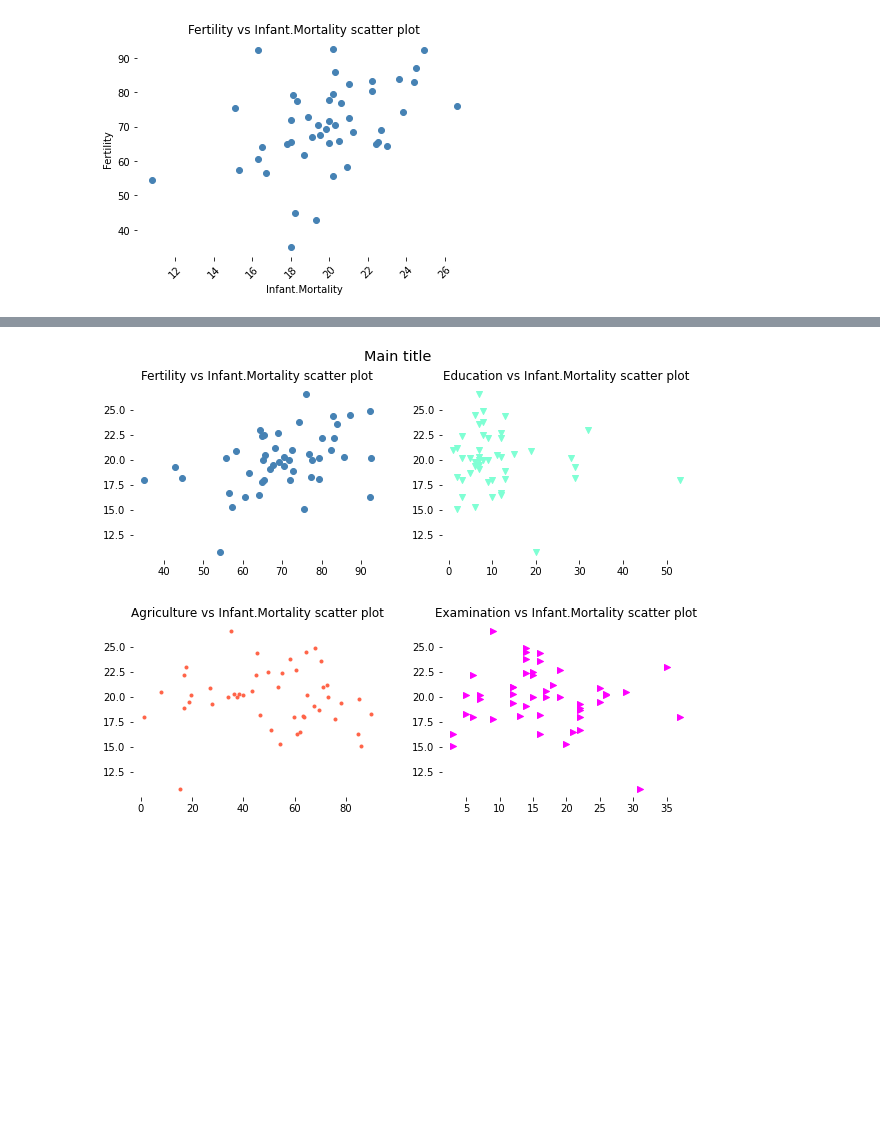
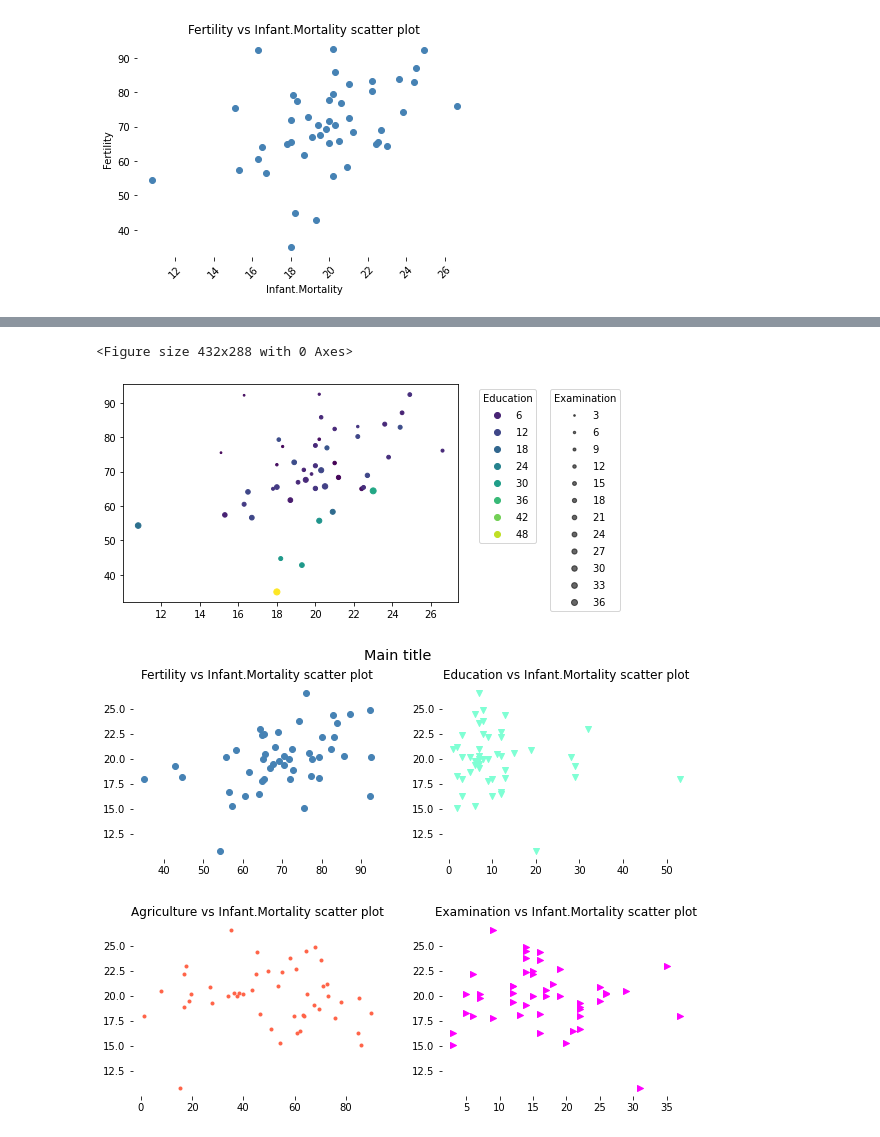
Before and after one commit to massardier/visualizations_python, a Jupyter notebook: pyplot.ipynb, the cells around one changed output, grey strips where cells are left out. Cells and saved outputs as stored; diff of their text form; code cells hidden in the pictures; blank space fills up the shorter version.

```diff
--- a/pyplot.ipynb
+++ b/pyplot.ipynb
@@ -105,0 +121,41 @@ plt.show()
+# %%
+plt.clf()
+
+fig, axes = plt.subplots()
+
+df = swiss.copy()
+
+x_axis = 'Infant.Mortality'
+y_axis = 'Fertility'
+colors = 'Education'
+sizes = 'Examination'
+
+scatter = axes.scatter(x=df[x_axis], y=df[y_axis], c=df[colors], s= df[size], marker ='o')
+# watch out, the argument for the color is not "color" this time, it's just c.
+# the c argument allows us to pass a series of values that will be mapped to a color gradient, instead of a single color
+# s is the argument for the size of the dots
+# instead of just using axes.scatter(), we created a variable called scatter equale to axes.scatter()
+# the reason is that we will need to extract the legend elements later from scatter
+
+
+# It's beautiful and everything but the tricky part is adding a legend for both size and colors
+
+# First we create a legend for the colors.
+legendcolors = axes.legend(*scatter.legend_elements(), title=colors,
+                    loc="upper right", bbox_to_anchor=(1.25, 1))
+# Instead of just adding the legend to the axes with axes.legend(), we assign the outcome to a variable legendcolors.
+# the reason is that, when we create the size legend just below, we will overwrite our color legend
+# So we need to add a new container (called a new artist) and give it our color legend:
+axes.add_artist(legendcolors)
+
+# Now we can add safely a legend to the axes for the sizes
+handles, labels = scatter.legend_elements(prop="sizes", alpha=0.6)
+axes.legend(handles, labels, title=sizes, loc="upper right", bbox_to_anchor=(1.5, 1))
+# couple of things to note:
+# we used loc = 'upper right' to place the legend on the top right corner
+# then we used bbox_to_anchor to move the legend further to the right, so it is outside the plot
+
+plt.show()
+# %% [output]
+<Figure size 432x288 with 0 Axes>
+[figure, added]
```
Also changed, not shown: parts of 23 cells of this notebook, 2 other files.
